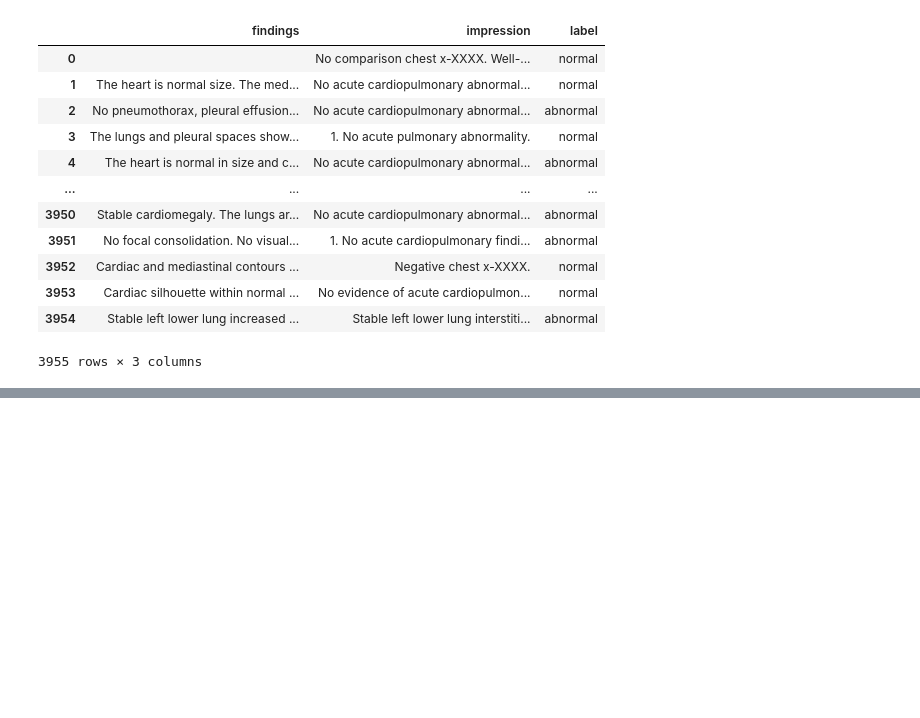
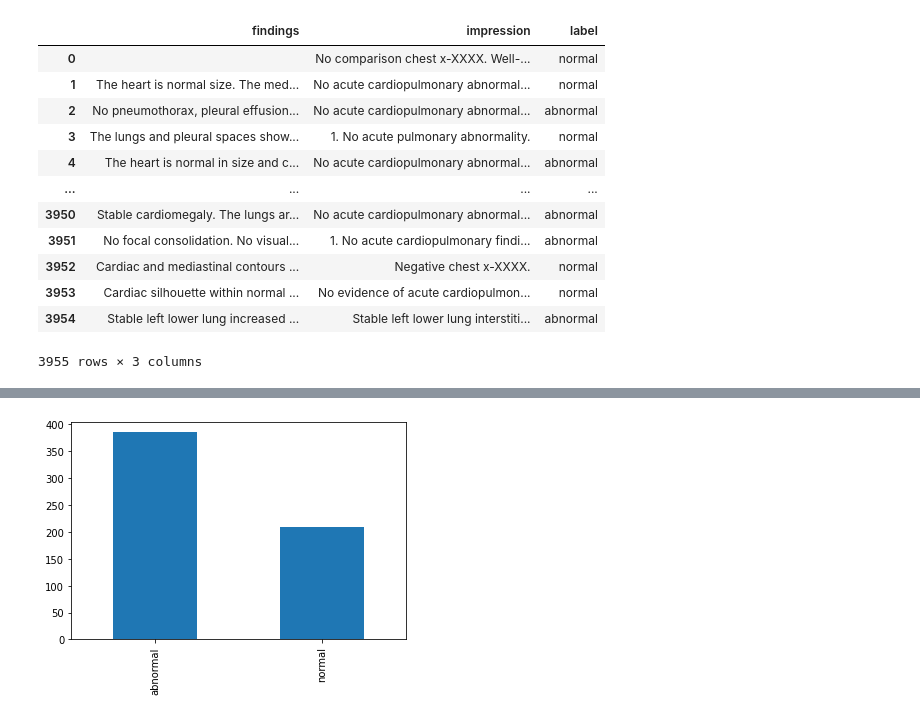
Before and after one commit to wfwiggins/RSNA-NLP-2020, a Jupyter notebook: RSNA20_NLP.ipynb, the cells around one changed output, grey strips where cells are left out. Saved outputs shown, nothing was run; the diff lists cells and outputs as text; code cells hidden in the pictures; blank space fills up the shorter version.

```diff
--- a/RSNA20_NLP.ipynb
+++ b/RSNA20_NLP.ipynb
@@ -92,0 +135,9 @@ label_counts.plot.bar(x='Label', y='# of Reports');
+# %%
+#@title **Test set label counts**
+from sklearn.model_selection import train_test_split
+
+train_val, test = train_test_split(reports_df, test_size=0.15, stratify=reports_df.label.values)
+test_counts = test.label.value_counts()
+test_counts.plot.bar();
+# %% [output]
+[figure, added]
```
Also changed, not shown: parts of 13 cells of this notebook.
